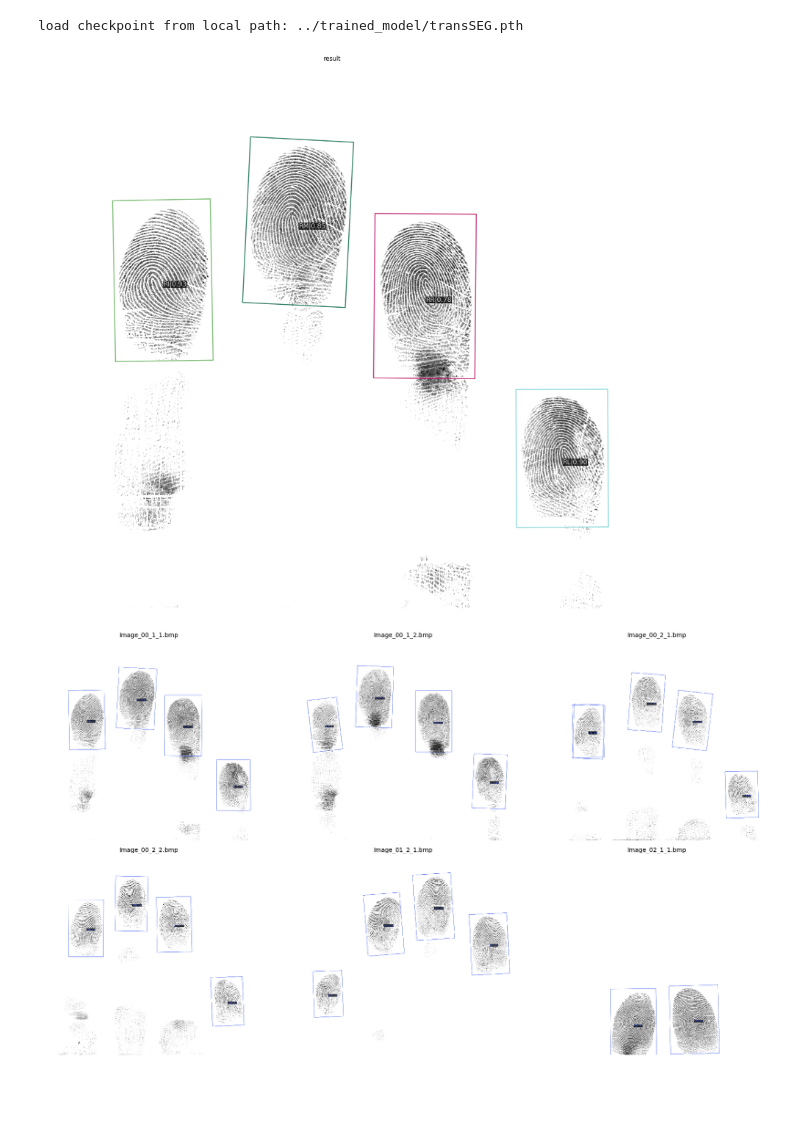
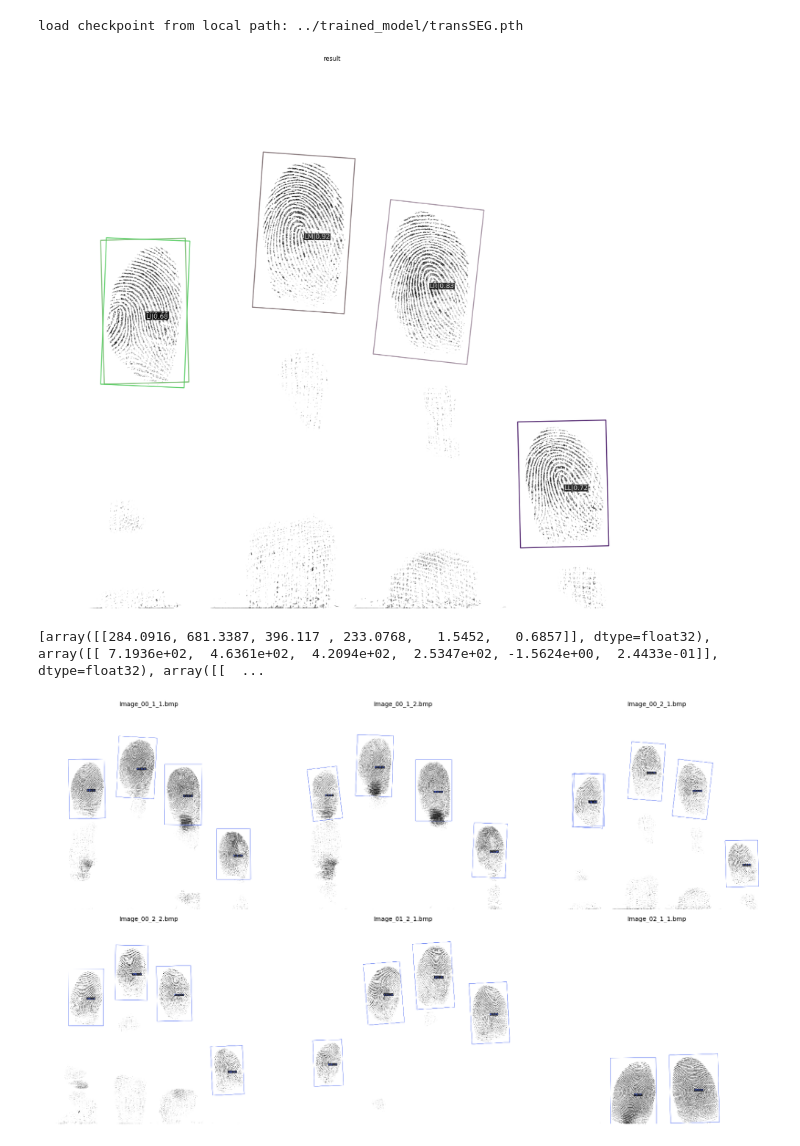
Before and after one commit to ErikNguyen20/CRFSEG, a Jupyter notebook: transSEG/TransSEG.ipynb, the cells around one changed output. Cells and saved outputs as stored; diff of their text form; code cells hidden in the pictures; blank space fills up the shorter version.

```diff
--- a/transSEG/TransSEG.ipynb
+++ b/transSEG/TransSEG.ipynb
@@ -209,17 +213,24 @@ load checkpoint from local path: ../trained_model/transSEG.pth
 # %%
 import numpy as np
 
 if not hasattr(np, "int0"):
     # Quick fix for a weird problem with numpy in the show results method
     np.int0 = np.int32
 
-img = mmcv.imread('../../crfseg/test_image/Image_00_1_1.bmp')
+img = mmcv.imread('../../crfseg/test_image/Image_00_2_1.bmp')
 model.cfg = cfg
 result = inference_detector(model, img)
 model.show_result
 show_result_pyplot(model, img, result, score_thr=0.6)
+
+for i in range(len(result)):
+    if result[i].shape[0] == 0:
+        continue
+    for box in result[i]:
+        print(f"{TinyDataset.CLASSES[i]}: {list(box)}")
 # %% [output]
-[figure, old version]
+[figure, new version]
+[array([[284.0916, 681.3387, 396.117 , 233.0768,   1.5452,   0.6857]], dtype=float32), array([[ 7.1936e+02,  4.6361e+02,  4.2094e+02,  2.5347e+02, -1.5624e+00,  2.4433e-01]], dtype=float32), array([[  ...
 # %%
 import os
 import glob
```
Also changed, not shown: parts of 6 cells of this notebook, 1 other file.
